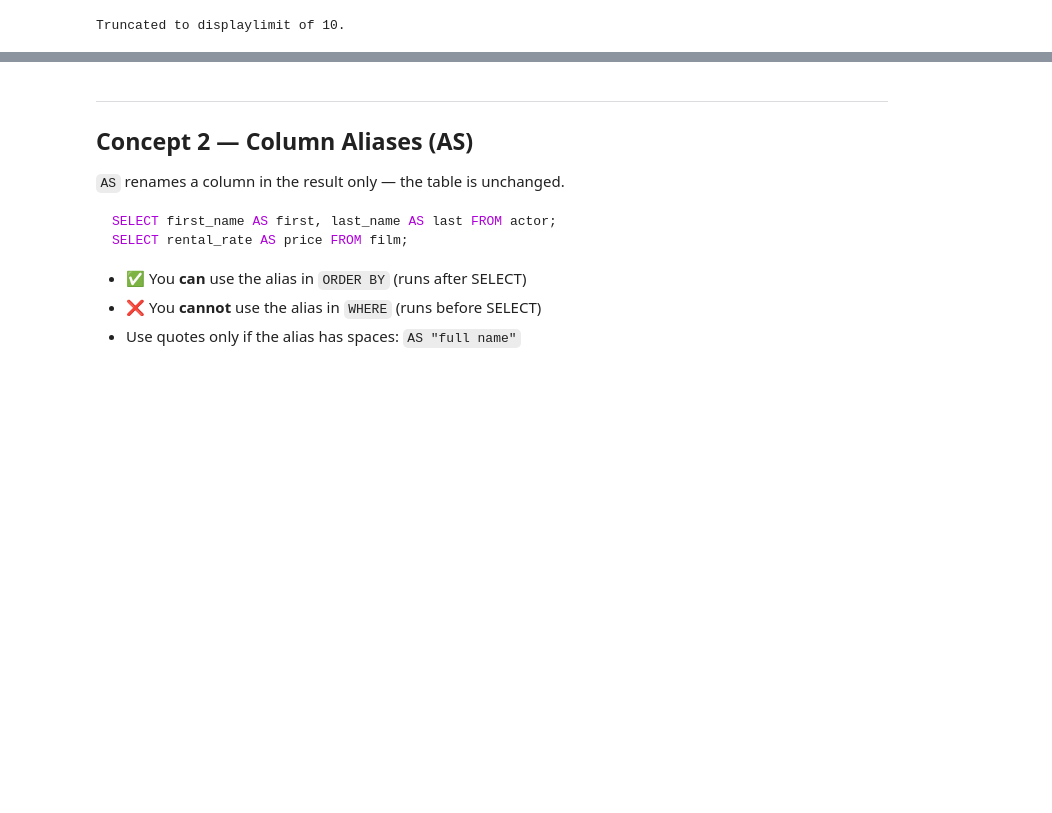
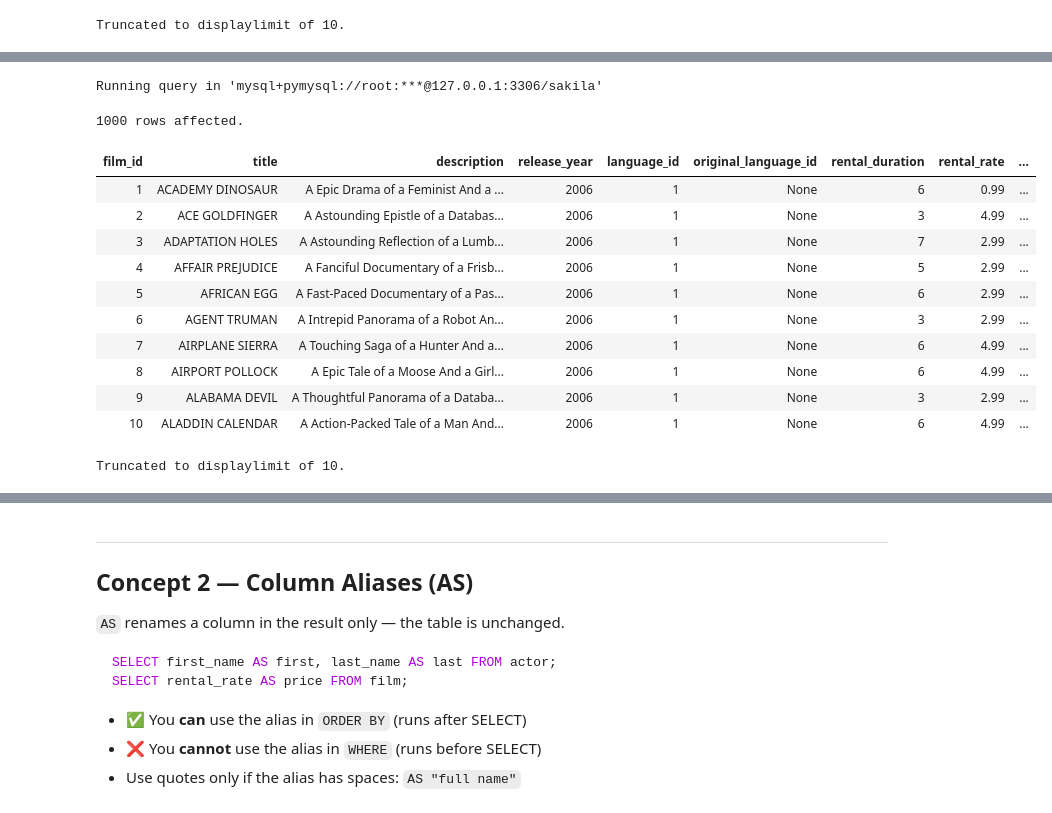
Before and after one commit to yaseen-asaliya/Databases-Notes, a Jupyter notebook: 01-select-basics.ipynb, the cells around one changed output, grey strips where cells are left out. Drawn from its saved outputs; the diff is of its cells as text; code cells hidden in the pictures; blank space fills up the shorter version.

Commit message:
Solve #1 select basics notebook

```diff
--- a/01-select-basics.ipynb
+++ b/01-select-basics.ipynb
@@ -58,6 +76,23 @@ Truncated to displaylimit of 10.
 # %%
 %%sql
 -- Q3: Get all columns from the film table
+
+SELECT * FROM film;
+# %% [output]
+Running query in 'mysql+pymysql://root:***@127.0.0.1:3306/sakila'
+1000 rows affected.
+| film_id | title | description | release_year | language_id | original_language_id | rental_duration | rental_rate | ... |
+| 1 | ACADEMY DINOSAUR | A Epic Drama of a Feminist And a ... | 2006 | 1 | None | 6 | 0.99 | ... |
+| 2 | ACE GOLDFINGER | A Astounding Epistle of a Databas... | 2006 | 1 | None | 3 | 4.99 | ... |
+| 3 | ADAPTATION HOLES | A Astounding Reflection of a Lumb... | 2006 | 1 | None | 7 | 2.99 | ... |
+| 4 | AFFAIR PREJUDICE | A Fanciful Documentary of a Frisb... | 2006 | 1 | None | 5 | 2.99 | ... |
+| 5 | AFRICAN EGG | A Fast-Paced Documentary of a Pas... | 2006 | 1 | None | 6 | 2.99 | ... |
+| 6 | AGENT TRUMAN | A Intrepid Panorama of a Robot An... | 2006 | 1 | None | 3 | 2.99 | ... |
+| 7 | AIRPLANE SIERRA | A Touching Saga of a Hunter And a... | 2006 | 1 | None | 6 | 4.99 | ... |
+| 8 | AIRPORT POLLOCK | A Epic Tale of a Moose And a Girl... | 2006 | 1 | None | 6 | 4.99 | ... |
+| 9 | ALABAMA DEVIL | A Thoughtful Panorama of a Databa... | 2006 | 1 | None | 3 | 2.99 | ... |
+| 10 | ALADDIN CALENDAR | A Action-Packed Tale of a Man And... | 2006 | 1 | None | 6 | 4.99 | ... |
+Truncated to displaylimit of 10.
 # %%
 %%sql
 -- Q4: Get title, rental_rate, and length from the film table
```
Also changed, not shown: parts of 35 cells of this notebook.
